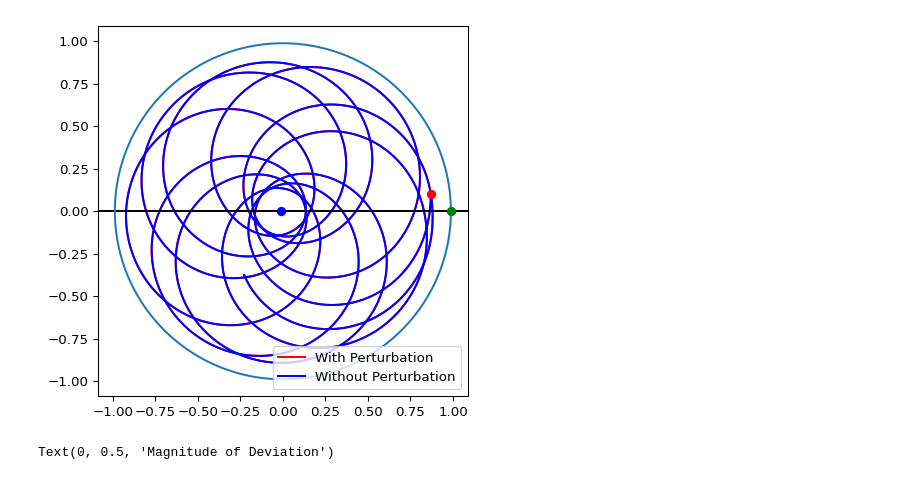
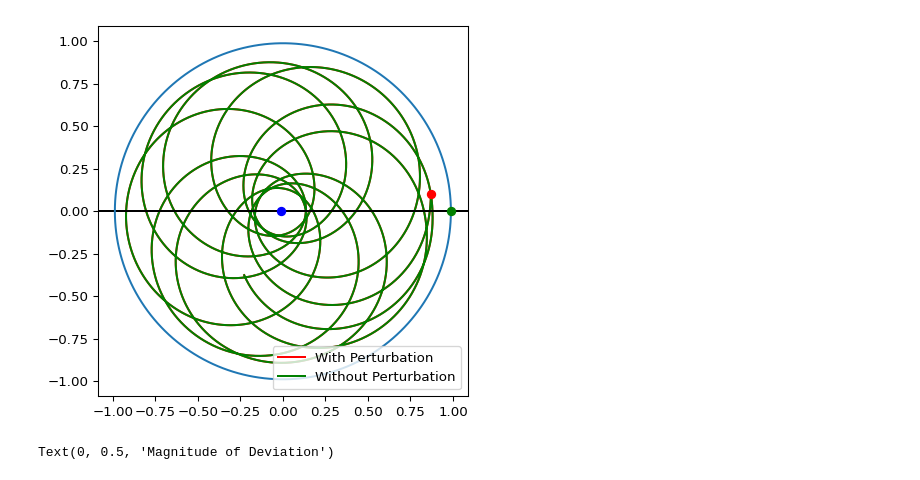
Before and after one commit to PrithuDas2501/CR3BP, a Jupyter notebook: main_Notebook.ipynb, the cells around one changed output. Cells and saved outputs as stored; diff of their text form; code cells hidden in the pictures.

```diff
--- a/main_Notebook.ipynb
+++ b/main_Notebook.ipynb
@@ -91,22 +91,22 @@ v2 = Y[:, 3:]  # nondimensional velocity
 # %%
 x_2 = (1 - pi_2) * np.cos(np.linspace(0, np.pi, 100))
 y_2 = (1 - pi_2) * np.sin(np.linspace(0, np.pi, 100))
 fig, ax = plt.subplots(figsize=(5,5), dpi=96)
 
 # Plot the orbits
 plt.figure(1)
 ax.plot(r[:, 0], r[:, 1], 'r', label="With Perturbation")
-ax.plot(r2[:, 0], r2[:, 1], 'b', label="Without Perturbation")
+ax.plot(r2[:, 0], r2[:, 1], 'g', label="Without Perturbation")
 plt.legend(["With Perturbation", "Without Perturbation"])
 ax.axhline(0, color='k')
 ax.plot(np.hstack((x_2, x_2[::-1])), np.hstack((y_2, -y_2[::-1])))
 ax.plot(-pi_2, 0, 'bo', label="$m_1$")
 ax.plot(1 - pi_2, 0, 'go', label="$m_2$")
 ax.plot(x_0, y_0, 'ro')
 ax.set_aspect("equal")
 plt.show()
 # %% [output]
-[figure, old version]
+[figure, new version]
 # %%
 #plt.figure(2)
 #ax.plot(t, np.sum((r[:, :3] - r2[:, :3])**2,axis=1)), 'r', label="Deviation")
```
Also changed, not shown: parts of 2 cells of this notebook, 2 other files.
